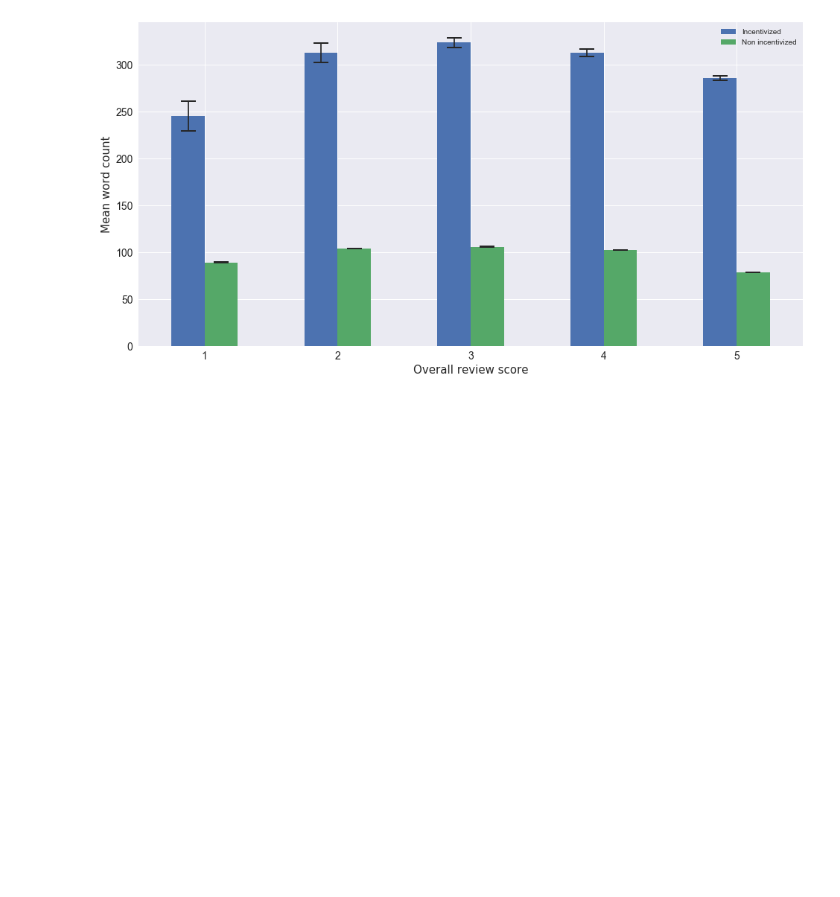
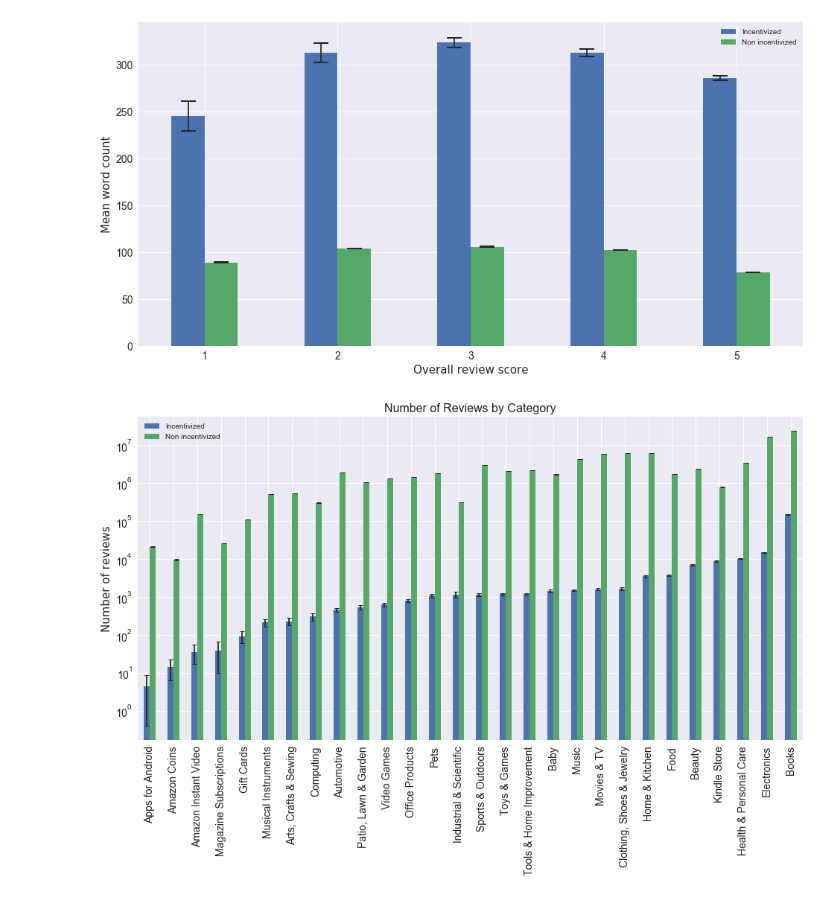
Before and after one commit to justcho5/ADA, a Jupyter notebook: project/plots/plot_data.ipynb, the cells around one changed output. Saved outputs shown, nothing was run; the diff lists cells and outputs as text; code cells hidden in the pictures; blank space fills up the shorter version.

Commit message:
add plots by category

```diff
--- a/project/plots/plot_data.ipynb
+++ b/project/plots/plot_data.ipynb
@@ -66,7 +68,7 @@ def dict_barplot(data, errs, ax=None):
         ax = plt.subplot()
     data.plot(kind='bar', ax=ax, yerr=errs, fontsize = 14)
 
-def plot_with_conf_interval(data_incent, data_non_incent, confidence=0.95, ax=None):
+def plot_with_conf_interval(data_incent, data_non_incent, confidence=0.95, ax=None, sort_value=False):
     conf_incent = {k: confidence_interval(v, confidence) for k, v in data_incent.items()}
     means_incent = {k: v[0] for k, v in conf_incent.items()}
     errs_incent = {k: v[2] - v[1] for k, v in conf_incent.items()}
@@ -75,25 +77,56 @@ def plot_with_conf_interval(data_incent, data_non_incent, confidence=0.95, ax=No
     means_non_incent = {k: v[0] for k, v in conf_non_incent.items()}
     errs_non_incent = {k: v[2] - v[1] for k, v in conf_non_incent.items()}
 
-    dict_barplot(pd.DataFrame({'Incentivized': means_incent, 'Non incentivized': means_non_incent}),
-                 pd.DataFrame({'Incentivized': errs_incent, 'Non incentivized': errs_non_incent}), ax=ax)
+    df_value = pd.DataFrame({'Incentivized': means_incent, 'Non incentivized': means_non_incent})
+    df_error = pd.DataFrame({'Incentivized': errs_incent, 'Non incentivized': errs_non_incent})
+
+    if sort_value:
+        df_value.sort_values(by='Incentivized', inplace=True)
+        df_error = df_error.loc[df_value.index.values]
+
+    dict_barplot(df_value, df_error, ax=ax)
 # %%
-font = {'family' : 'normal',
-        'size'   : 15}
+mpl.rcParams['errorbar.capsize'] = 10
+mpl.rcParams['lines.markeredgewidth'] = 2
+
 fig, ax1 = plt.subplots(figsize=(16, 8))
+plot_with_conf_interval(incent_by_overall['avg_compound_by_rating'], non_incent_by_overall['avg_compound_by_rating'], ax=ax1)
+
 ax1.set_xlabel('Overall review score', font)
 ax1.set_ylabel('Mean compound sentiment score', font)
-plot_with_conf_interval(incent_by_overall['avg_compound_by_rating'], non_incent_by_overall['avg_compound_by_rating'], ax=ax1)
 plt.xticks(rotation=0)
+
 fig.savefig('sentiment_by_rating.png', bbox_inches='tight')
 # %% [output]
 [figure]
 # %%
+mpl.rcParams['errorbar.capsize'] = 10
+mpl.rcParams['lines.markeredgewidth'] = 2
+
 fig, ax1 = plt.subplots(figsize=(16, 8))
+plot_with_conf_interval(incent_by_overall['avg_length_by_overall'], non_incent_by_overall['avg_length_by_overall'], ax=ax1)
+
 ax1.set_xlabel('Overall review score', font)
 ax1.set_ylabel('Mean word count', font)
-plot_with_conf_interval(incent_by_overall['avg_length_by_overall'], non_incent_by_overall['avg_length_by_overall'], ax=ax1)
 plt.xticks(rotation=0)
+
 fig.savefig('wordcount_by_rating.png', bbox_inches='tight')
 # %% [output]
 [figure]
+# %%
+title = 'num_reviews_by_category'
+
+mpl.rcParams['errorbar.capsize'] = 3
+mpl.rcParams['lines.markeredgewidth'] = 1
+fig, ax = plt.subplots(figsize=(16, 8))
+plot_with_conf_interval(incent_by_category[title], non_incent_by_category[title], ax=ax, sort_value=True)
+
+ax.set_xlabel('', font)
+ax.set_ylabel('Number of reviews', font)
+plt.xticks(rotation=90)
+ax.set_yscale('log')
+plt.title('Number of Reviews by Category', fontsize=16)
+
+fig.savefig(title+'.png', bbox_inches='tight')
+# %% [output]
+[figure, added]
```
Also changed, not shown: parts of 2 cells of this notebook, 2 other files.
